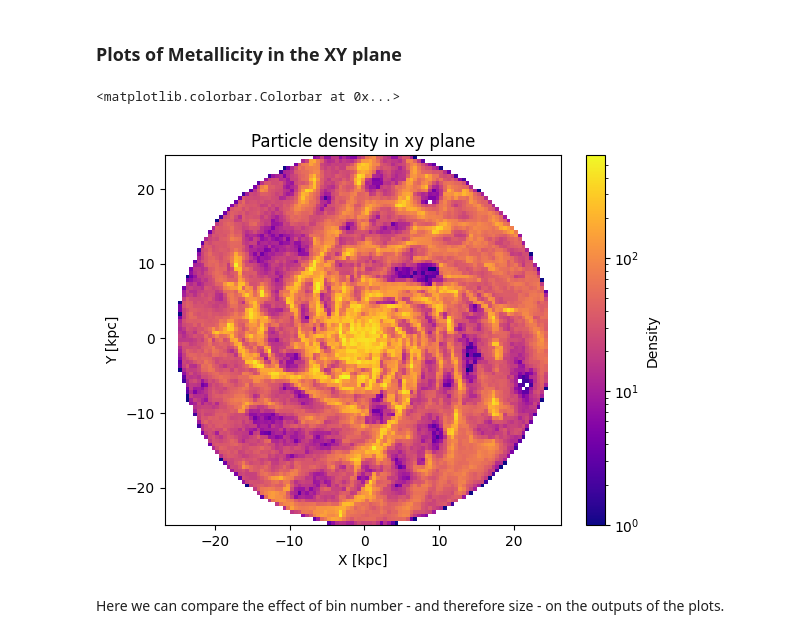
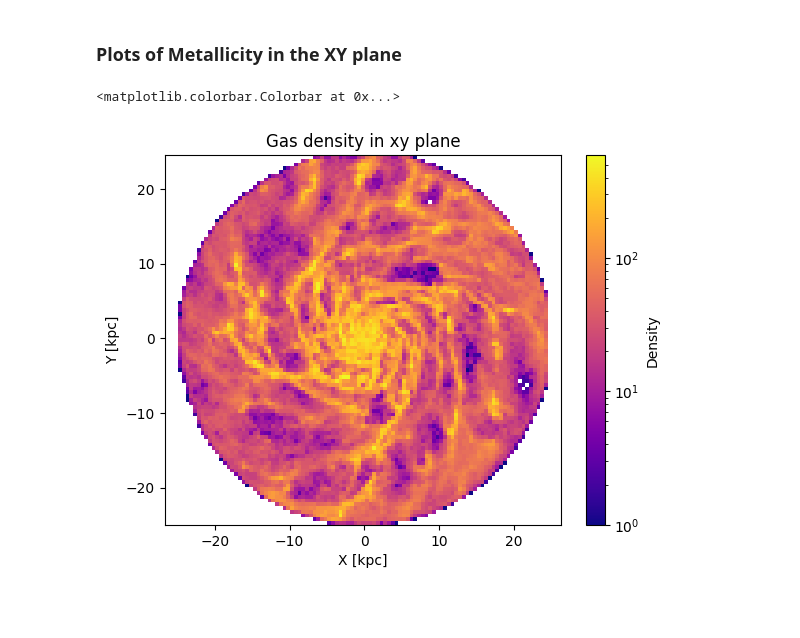
Before and after one commit to cyb0rb/astr8004_assign3, a Jupyter notebook: assignment3.ipynb, the cells around one changed output. Saved outputs shown, nothing was run; the diff lists cells and outputs as text; code cells hidden in the pictures; blank space fills up the shorter version.

```diff
--- a/assignment3.ipynb
+++ b/assignment3.ipynb
@@ -241,17 +241,17 @@ plt.show
 # %%
 # xy particle distribution just to see what it looks like
 
 fig, ax = plt.subplots()
 # standard histogram
 im = ax.hist2d(data['x'], data['y'],
                    bins=(np.arange(min(data['x']), max(data['x']), 0.5), np.arange(min(data['y']), max(data['y']), 0.5)),
                    norm=colors.LogNorm(), cmap='plasma')
 ax.axis('equal')
-ax.set(xlabel = "X [kpc]", ylabel = "Y [kpc]", title="Particle density in xy plane")
+ax.set(xlabel = "X [kpc]", ylabel = "Y [kpc]", title="Gas density in xy plane")
 plt.colorbar(im[3], ax=ax, label="Density")
 # %% [output]
 <matplotlib.colorbar.Colorbar at 0x...>
-[figure, old version]
+[figure, new version]
 # %%
 # plotting with a histogram instead
 
@@ -303,5 +303,3 @@ def plot_metallicity2d(histbins: int, plotfile: str):
     fig.tight_layout()
     fig.savefig(plotfile)
     plt.show()
-# %% [markdown]
-Here we can compare the effect of bin number - and therefore size - on the outputs of the plots.
```
Also changed, not shown: parts of 3 cells of this notebook, 3 other files.
